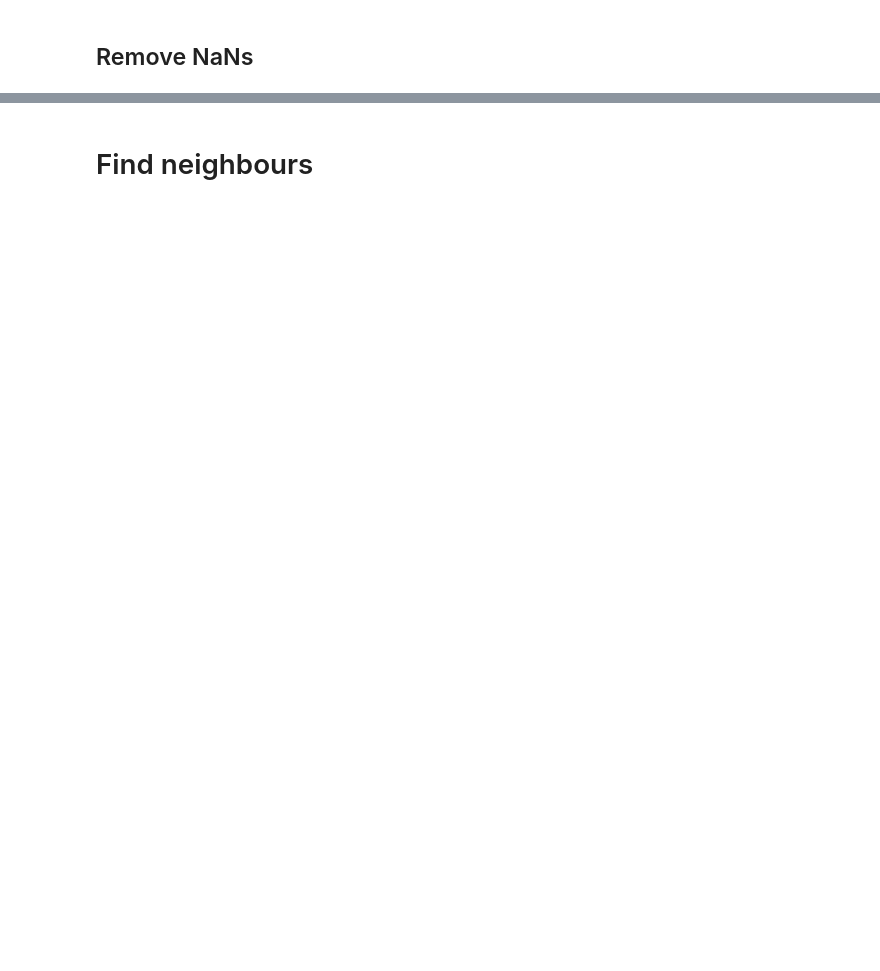
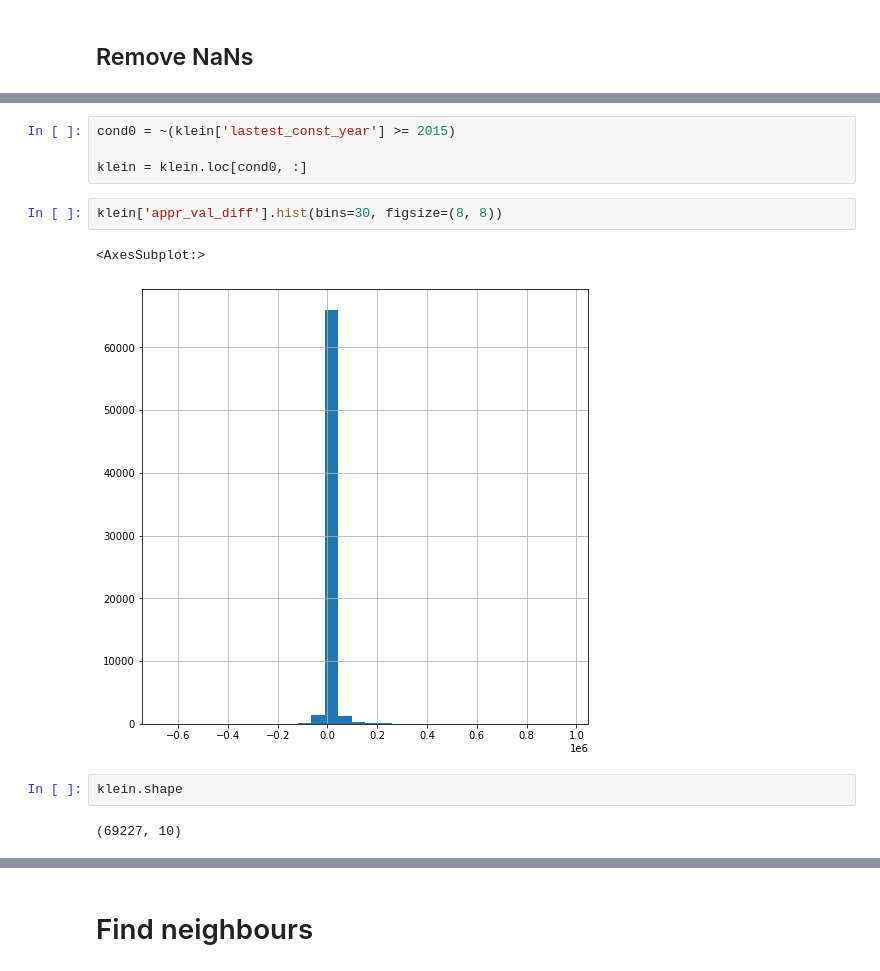
Before and after one commit to RafaelPinto/hcad_pred, a Jupyter notebook: notebooks/01_Exploratory/3.0-rp-hcad-preprocessing_and_data_split.ipynb, the cells around one changed output, grey strips where cells are left out. Cells and saved outputs as stored; diff of their text form; blank space fills up the shorter version.

```diff
--- a/notebooks/01_Exploratory/3.0-rp-hcad-preprocessing_and_data_split.ipynb
+++ b/notebooks/01_Exploratory/3.0-rp-hcad-preprocessing_and_data_split.ipynb
@@ -144,0 +221,13 @@ klein = klein.dropna()
+# %%
+cond0 = ~(klein['lastest_const_year'] >= 2015)
+
+klein = klein.loc[cond0, :]
+# %%
+klein['appr_val_diff'].hist(bins=30, figsize=(8, 8))
+# %% [output]
+<AxesSubplot:>
+[figure, added]
+# %%
+klein.shape
+# %% [output]
+(69227, 10)
```
Also changed, not shown: parts of 42 cells of this notebook, 5 other files.
